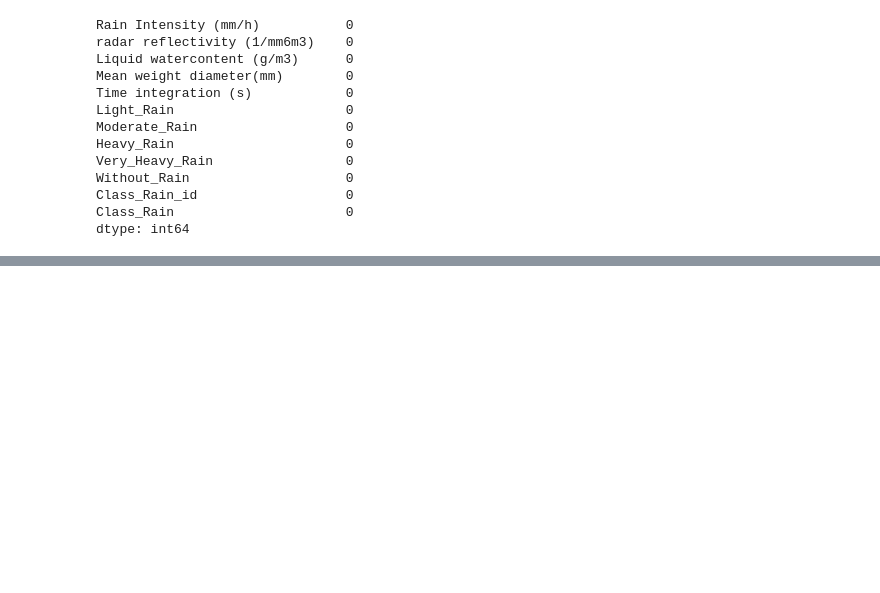
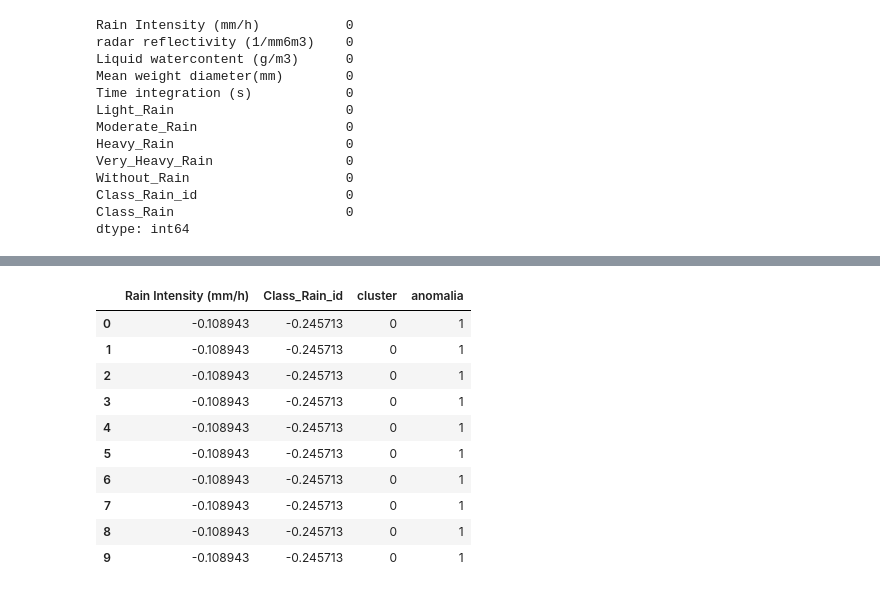
Before and after one commit to lourencocavalcante/Neurocomputacao, a Jupyter notebook: INPE_CAP351_Projeto02_MLP_Lourenco.ipynb, the cells around one changed output, grey strips where cells are left out. Cells and saved outputs as stored; diff of their text form; code cells hidden in the pictures; blank space fills up the shorter version.

```diff
--- a/INPE_CAP351_Projeto02_MLP_Lourenco.ipynb
+++ b/INPE_CAP351_Projeto02_MLP_Lourenco.ipynb
@@ -107,0 +137,14 @@ dtype: int64
+# %%
+df_std.loc[(df_std['anomalia']) == 1].head(10)
+# %% [output]
+|  | Rain Intensity (mm/h) | Class_Rain_id | cluster | anomalia |
+| 0 | -0.108943 | -0.245713 | 0 | 1 |
+| 1 | -0.108943 | -0.245713 | 0 | 1 |
+| 2 | -0.108943 | -0.245713 | 0 | 1 |
+| 3 | -0.108943 | -0.245713 | 0 | 1 |
+| 4 | -0.108943 | -0.245713 | 0 | 1 |
+| 5 | -0.108943 | -0.245713 | 0 | 1 |
+| 6 | -0.108943 | -0.245713 | 0 | 1 |
+| 7 | -0.108943 | -0.245713 | 0 | 1 |
+| 8 | -0.108943 | -0.245713 | 0 | 1 |
+| 9 | -0.108943 | -0.245713 | 0 | 1 |
```
Also changed, not shown: parts of 16 cells of this notebook.
